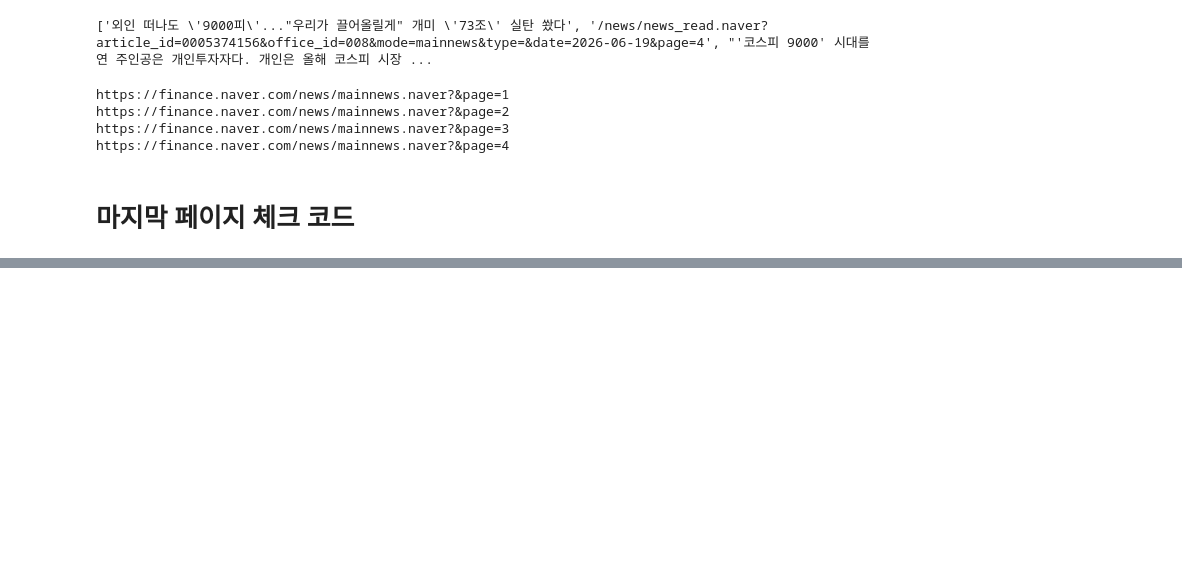
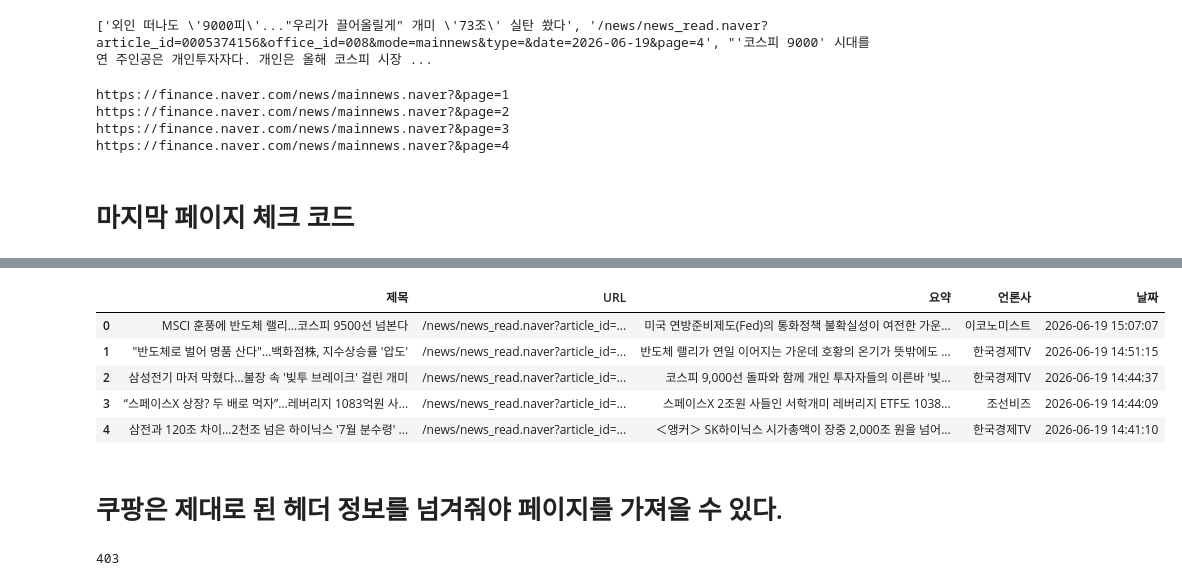
Before and after one commit to ChoongyeolKim/20260616, a Jupyter notebook: src/beautifulsoup-exercise.ipynb, the cells around one changed output, grey strips where cells are left out. Drawn from its saved outputs; the diff is of its cells as text; code cells hidden in the pictures; blank space fills up the shorter version.

Commit message:
페이지를 엑셀 파일로 저장

```diff
--- a/src/beautifulsoup-exercise.ipynb
+++ b/src/beautifulsoup-exercise.ipynb
@@ -233,0 +294,13 @@ print(f'전체 기사 개수 {len(article_list)}')
+# %%
+# 엑셀 파일을 읽기
+df2 = pd.read_excel('../data/finance_news.xlsx')
+df2.head()
+# %% [output]
+|  | 제목 | URL | 요약 | 언론사 | 날짜 |
+| 0 | MSCI 훈풍에 반도체 랠리…코스피 9500선 넘본다 | /news/news_read.naver?article_id=... | 미국 연방준비제도(Fed)의 통화정책 불확실성이 여전한 가운... | 이코노미스트 | 2026-06-19 15:07:07 |
+| 1 | "반도체로 벌어 명품 산다"…백화점株, 지수상승률 '압도' | /news/news_read.naver?article_id=... | 반도체 랠리가 연일 이어지는 가운데 호황의 온기가 뜻밖에도 ... | 한국경제TV | 2026-06-19 14:51:15 |
+| 2 | 삼성전기 마저 막혔다...불장 속 '빚투 브레이크' 걸린 개미 | /news/news_read.naver?article_id=... | 코스피 9,000선 돌파와 함께 개인 투자자들의 이른바 '빚... | 한국경제TV | 2026-06-19 14:44:37 |
+| 3 | “스페이스X 상장? 두 배로 먹자”…레버리지 1083억원 사... | /news/news_read.naver?article_id=... | 스페이스X 2조원 사들인 서학개미 레버리지 ETF도 1038... | 조선비즈 | 2026-06-19 14:44:09 |
+| 4 | 삼전과 120조 차이…2천조 넘은 하이닉스 '7월 분수령' ... | /news/news_read.naver?article_id=... | ＜앵커＞ SK하이닉스 시가총액이 장중 2,000조 원을 넘어... | 한국경제TV | 2026-06-19 14:41:10 |
+# %% [markdown]
+# 쿠팡은 제대로 된 헤더 정보를 넘겨줘야 페이지를 가져올 수 있다.
@@ -233,0 +316,4 @@ print(f'전체 기사 개수 {len(article_list)}')
+# %%
+status_code1
+# %% [output]
+403
```
Also changed, not shown: parts of 6 cells of this notebook.
